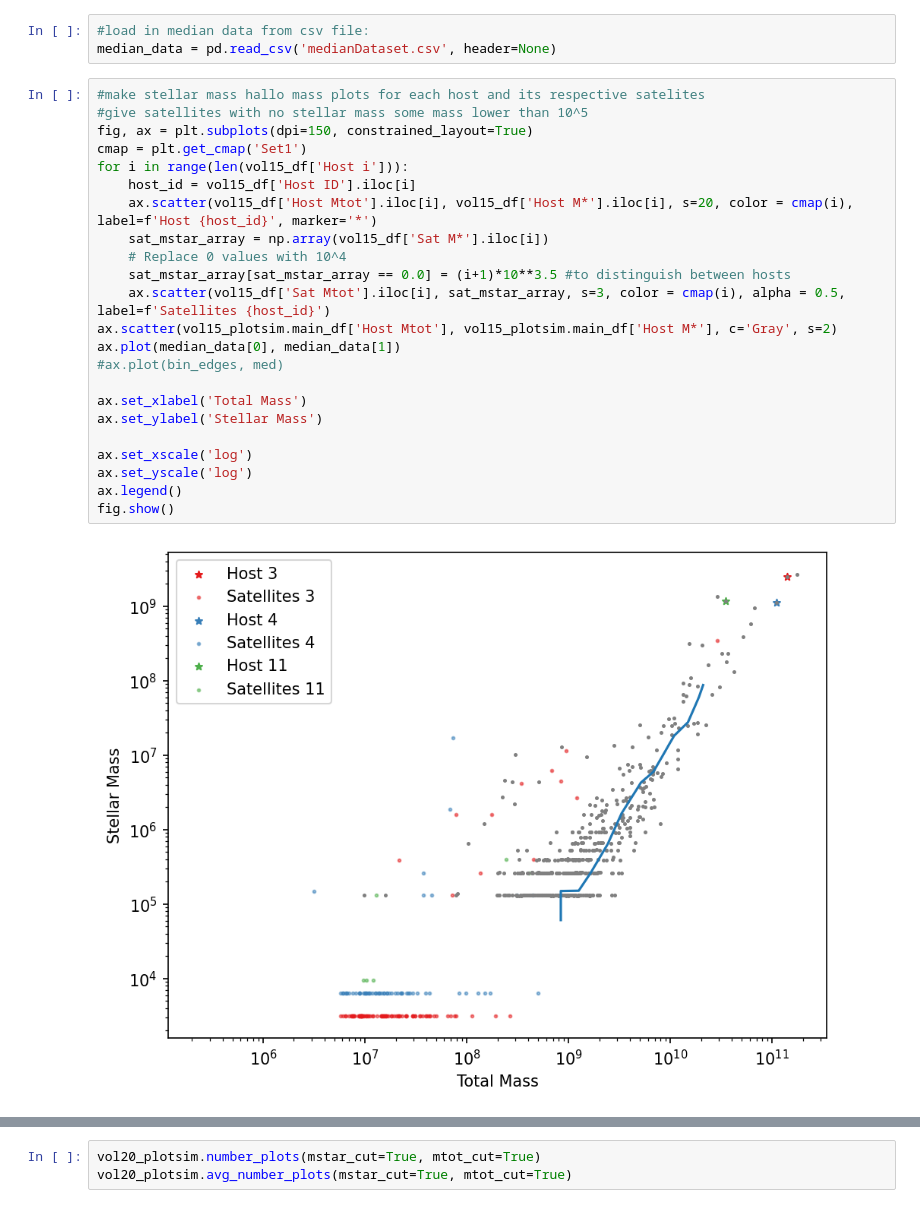
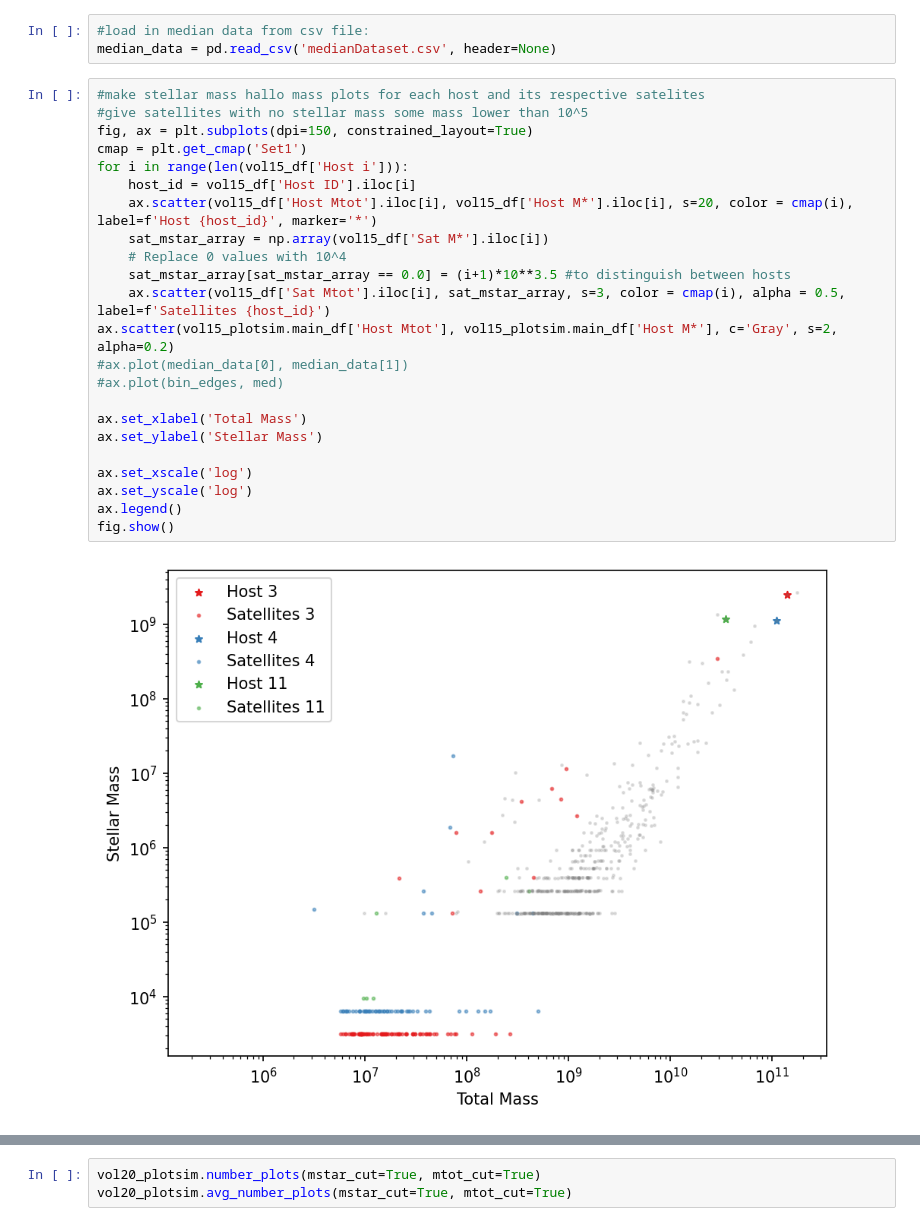
Before and after one commit to PK0207/scripts_by_me, a Jupyter notebook: cosmo_simulations/sim_rework.ipynb, the cells around one changed output, grey strips where cells are left out. Drawn from its saved outputs; the diff is of its cells as text.

```diff
--- a/cosmo_simulations/sim_rework.ipynb
+++ b/cosmo_simulations/sim_rework.ipynb
@@ -622,28 +622,28 @@ median_data = pd.read_csv('medianDataset.csv', header=None)
 # %%
 #make stellar mass hallo mass plots for each host and its respective satelites
 #give satellites with no stellar mass some mass lower than 10^5
 fig, ax = plt.subplots(dpi=150, constrained_layout=True)
 cmap = plt.get_cmap('Set1')
 for i in range(len(vol15_df['Host i'])):
     host_id = vol15_df['Host ID'].iloc[i]
     ax.scatter(vol15_df['Host Mtot'].iloc[i], vol15_df['Host M*'].iloc[i], s=20, color = cmap(i), label=f'Host {host_id}', marker='*')
     sat_mstar_array = np.array(vol15_df['Sat M*'].iloc[i])
     # Replace 0 values with 10^4
     sat_mstar_array[sat_mstar_array == 0.0] = (i+1)*10**3.5 #to distinguish between hosts
     ax.scatter(vol15_df['Sat Mtot'].iloc[i], sat_mstar_array, s=3, color = cmap(i), alpha = 0.5, label=f'Satellites {host_id}')
-ax.scatter(vol15_plotsim.main_df['Host Mtot'], vol15_plotsim.main_df['Host M*'], c='Gray', s=2)
-ax.plot(median_data[0], median_data[1])
+ax.scatter(vol15_plotsim.main_df['Host Mtot'], vol15_plotsim.main_df['Host M*'], c='Gray', s=2, alpha=0.2)
+#ax.plot(median_data[0], median_data[1])
 #ax.plot(bin_edges, med)
 
 ax.set_xlabel('Total Mass')
 ax.set_ylabel('Stellar Mass')
 
 ax.set_xscale('log')
 ax.set_yscale('log')
 ax.legend()
 fig.show()
 # %% [output]
-[figure, old version]
+[figure, new version]
 # %%
 csv_file = 'data/volume_number_20.csv'
 vol20_plotsim = SimToolsPlotting(csv_file)
```
Also changed, not shown: parts of 3 cells of this notebook.
